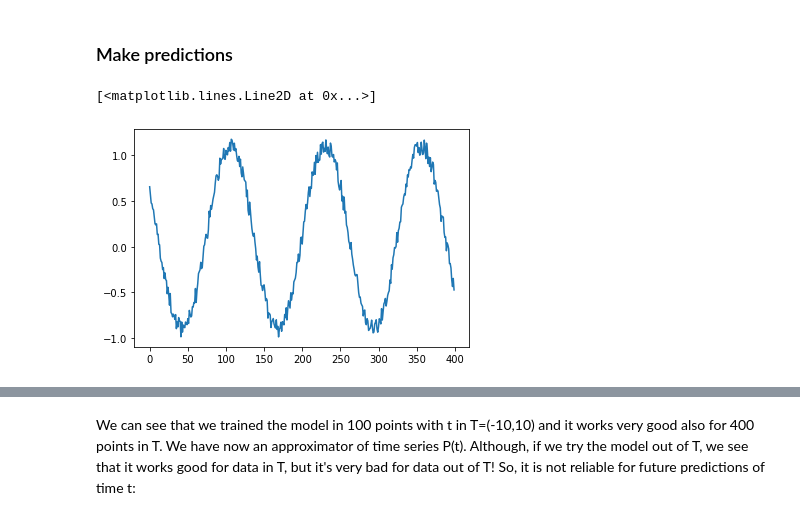
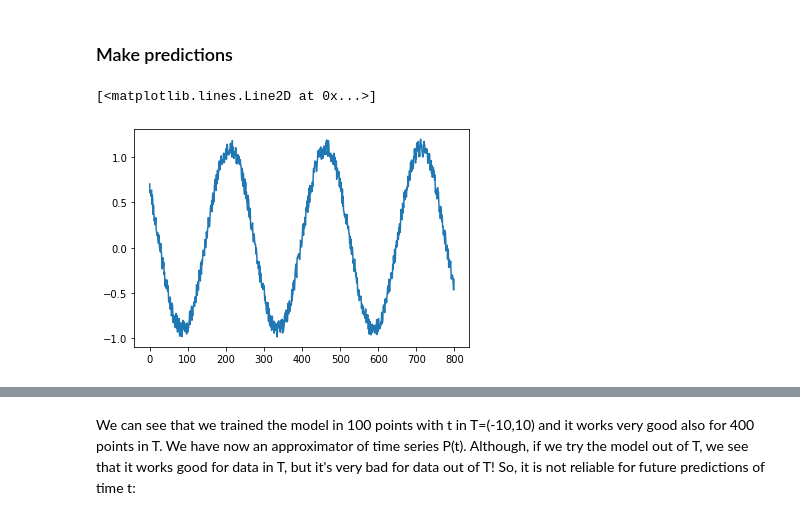
Before and after one commit to christinaseven/myproj, a Jupyter notebook: 1st implementation.ipynb, the cells around one changed output, grey strips where cells are left out. Saved outputs shown, nothing was run; the diff lists cells and outputs as text; code cells hidden in the pictures.

```diff
--- a/1st implementation.ipynb
+++ b/1st implementation.ipynb
@@ -215,11 +158,11 @@ even better!
 # %% [markdown]
 ### Make predictions
 # %%
-x = torch.unsqueeze(torch.linspace(-10, 10, 400), dim=1)
+x = torch.unsqueeze(torch.linspace(-10, 10, 800), dim=1)
 
 y = torch.sin(x) + 0.2*torch.rand(x.size())
 x, y = Variable(x), Variable(y)
 plt.plot(y)
 # %% [output]
 [<matplotlib.lines.Line2D at 0x...>]
-[figure, old version]
+[figure, new version]
```
Also changed, not shown: parts of 44 cells of this notebook.
